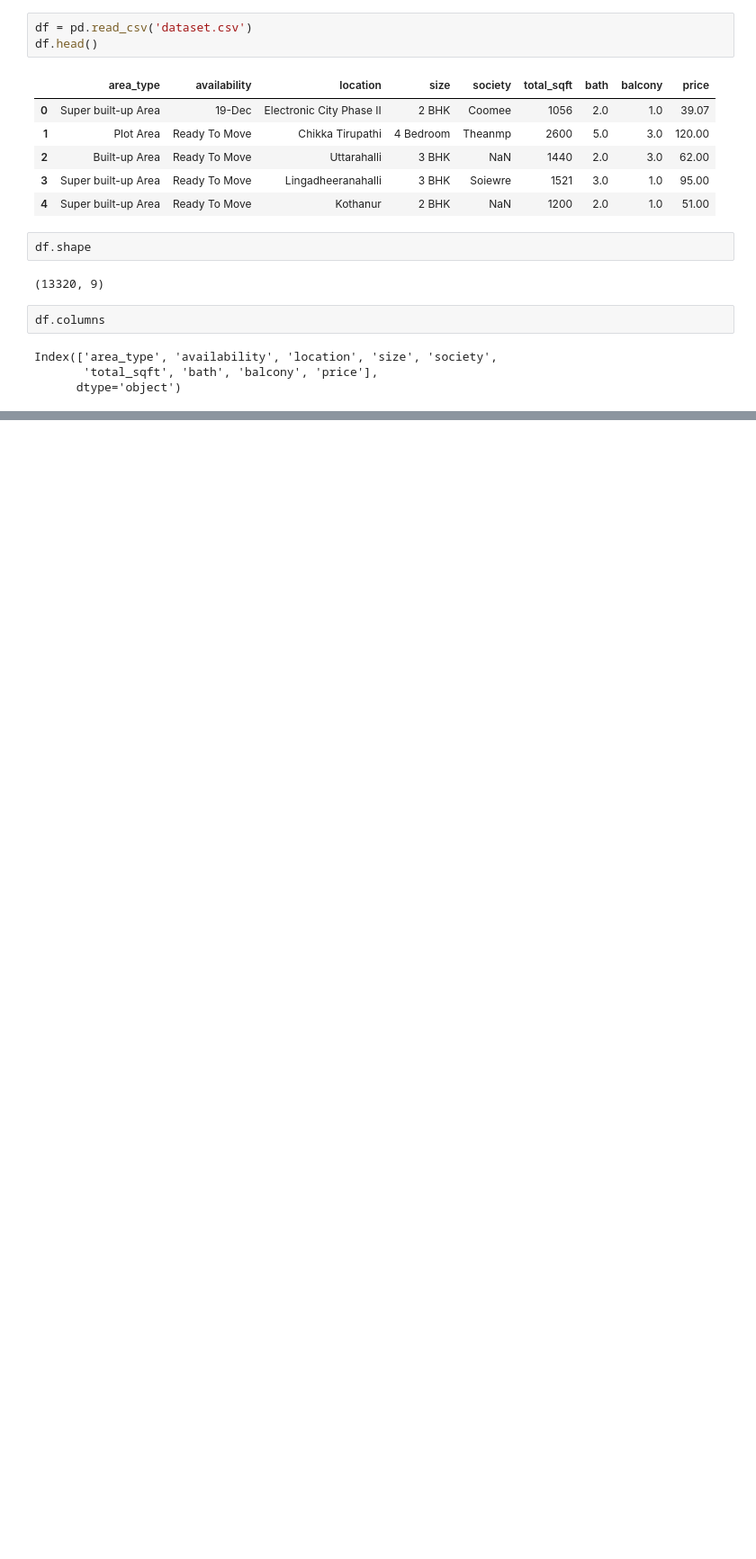
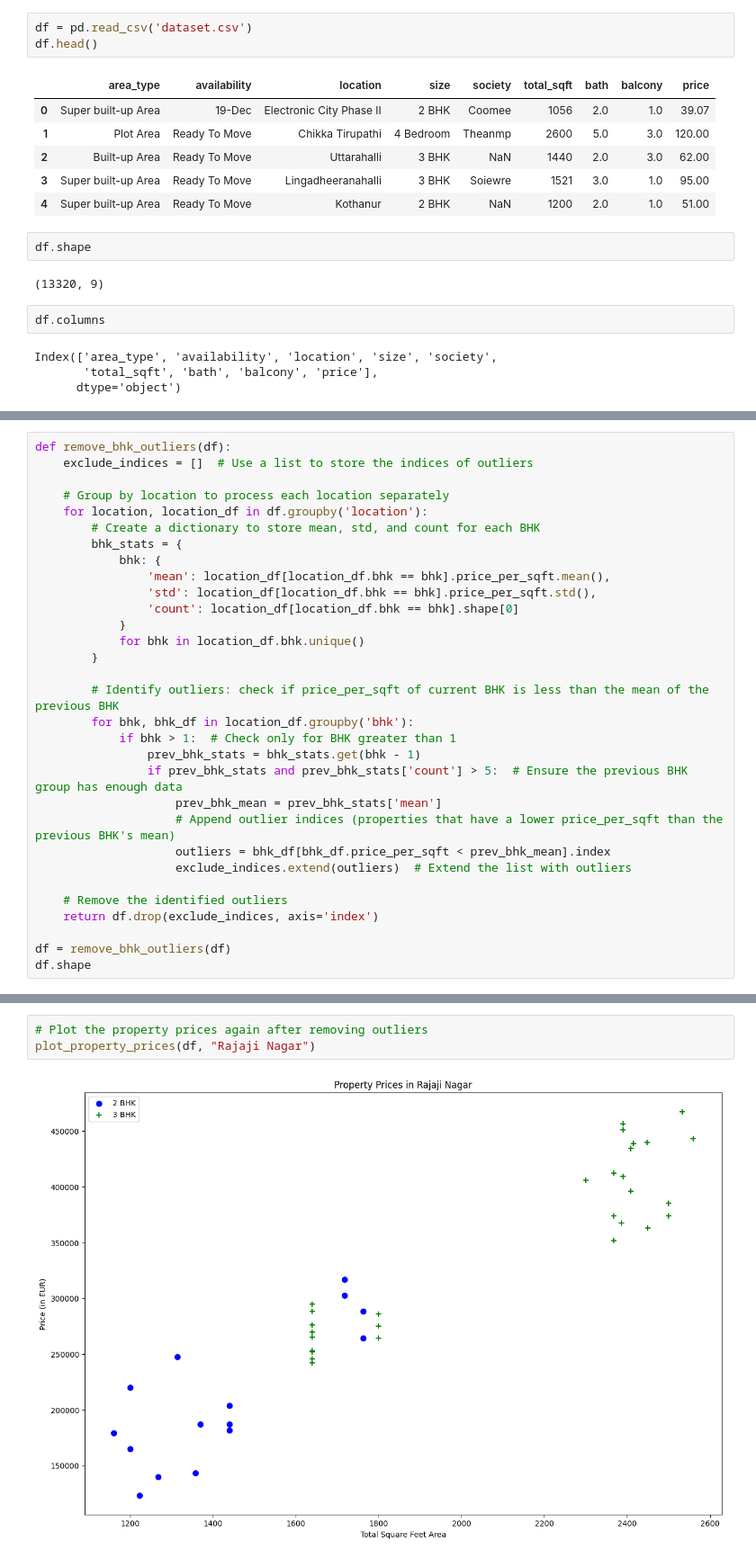
Before and after one commit to HanaZadravec/real_estate_price_prediction, a Jupyter notebook: house_price_prediction.ipynb, the cells around one changed output, grey strips where cells are left out. Shown: that part at 90% size. Drawn from its saved outputs; the diff is of its cells as text; blank space fills up the shorter version.

```diff
--- a/house_price_prediction.ipynb
+++ b/house_price_prediction.ipynb
@@ -35,0 +481,31 @@ Index(['area_type', 'availability', 'location', 'size', 'society',
+# %%
+def remove_bhk_outliers(df):
+    exclude_indices = []  # Use a list to store the indices of outliers
+
+    # Group by location to process each location separately
+    for location, location_df in df.groupby('location'):
+        # Create a dictionary to store mean, std, and count for each BHK
+        bhk_stats = {
+            bhk: {
+                'mean': location_df[location_df.bhk == bhk].price_per_sqft.mean(),
+                'std': location_df[location_df.bhk == bhk].price_per_sqft.std(),
+                'count': location_df[location_df.bhk == bhk].shape[0]
+            }
+            for bhk in location_df.bhk.unique()
+        }
+
+        # Identify outliers: check if price_per_sqft of current BHK is less than the mean of the previous BHK
+        for bhk, bhk_df in location_df.groupby('bhk'):
+            if bhk > 1:  # Check only for BHK greater than 1
+                prev_bhk_stats = bhk_stats.get(bhk - 1)
+                if prev_bhk_stats and prev_bhk_stats['count'] > 5:  # Ensure the previous BHK group has enough data
+                    prev_bhk_mean = prev_bhk_stats['mean']
+                    # Append outlier indices (properties that have a lower price_per_sqft than the previous BHK's mean)
+                    outliers = bhk_df[bhk_df.price_per_sqft < prev_bhk_mean].index
+                    exclude_indices.extend(outliers)  # Extend the list with outliers
+
+    # Remove the identified outliers
+    return df.drop(exclude_indices, axis='index')
+
+df = remove_bhk_outliers(df)
+df.shape
@@ -35,0 +514,5 @@ Index(['area_type', 'availability', 'location', 'size', 'society',
+# %%
+# Plot the property prices again after removing outliers
+plot_property_prices(df, "Rajaji Nagar")
+# %% [output]
+[figure, added]
```
Also changed, not shown: parts of 70 cells of this notebook.
